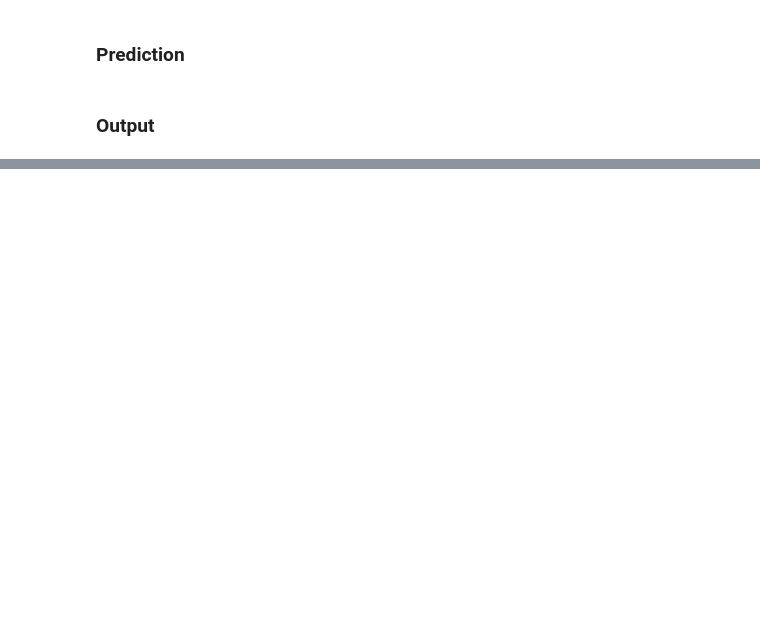
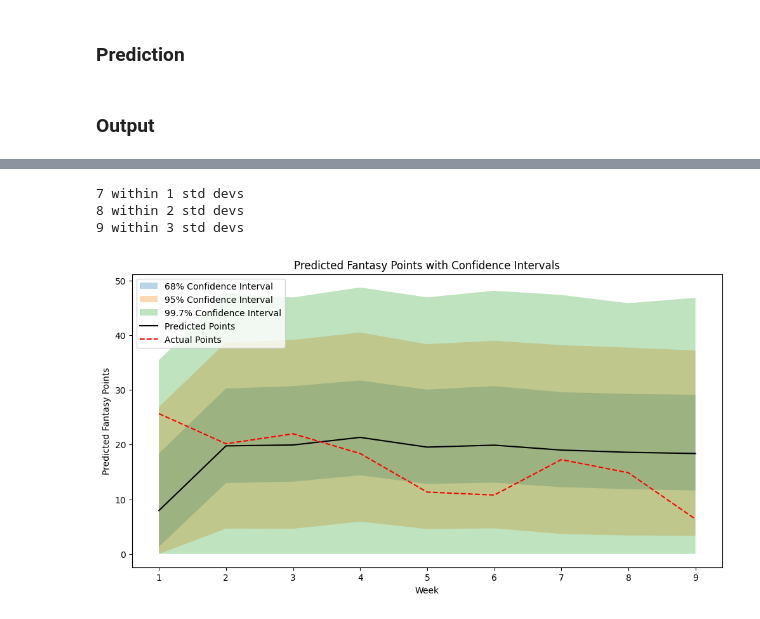
Before and after one commit to JoshCap20/fantasy-football-points-ml, a Jupyter notebook: analysis/model.ipynb, the cells around one changed output, grey strips where cells are left out. Cells and saved outputs as stored; diff of their text form; code cells hidden in the pictures; blank space fills up the shorter version.

```diff
--- a/analysis/model.ipynb
+++ b/analysis/model.ipynb
@@ -369,3 +349,78 @@ df["std_devs"].hist()
+# %%
+# now calculate how many predictions are within 1 std dev, 2 std dev, etc
+for i in range(1, 4):
+    num_within = df.loc[df["std_devs"].abs() <= i].shape[0]
+    print(f"{num_within} within {i} std devs")
+# %% [output]
+7 within 1 std devs
+8 within 2 std devs
+9 within 3 std devs
+# %%
+# Monte Carlo Simulation
+num_simulations = 10000
+simulated_outcomes = []
+
+for _ in range(num_simulations):
+    noise = np.random.normal(mean_diff, std_diff, size=prediction.shape)
+    simulated_outcome = prediction + noise
+    simulated_outcomes.append(simulated_outcome)
+
+simulated_outcomes = np.array(simulated_outcomes)
+
+confidence_levels = [68, 95, 99.7]
+intervals = {}
+
+for level in confidence_levels:
+    lower_percentile = (100 - level) / 2
+    upper_percentile = 100 - lower_percentile
+    lower_bound = np.percentile(simulated_outcomes, lower_percentile, axis=0)
+    upper_bound = np.percentile(simulated_outcomes, upper_percentile, axis=0)
+    intervals[level] = (lower_bound, upper_bound)
+
+# Adding the confidence intervals to the DataFrame
+df["predicted_fantasy_points"] = prediction
+for level in confidence_levels:
+    df[f"predicted_fantasy_points_lower_{level}"] = np.maximum(intervals[level][0], 0)
+    df[f"predicted_fantasy_points_upper_{level}"] = np.maximum(intervals[level][1], 0)
+
+# Set the index to start from 1 and label it as 'Week'
+df.index = range(1, len(df) + 1)
+df.index.name = "Week"
+
+plt.figure(figsize=(12, 6))
+for level in confidence_levels:
+    plt.fill_between(
+        df.index,
+        df[f"predicted_fantasy_points_lower_{level}"],
+        df[f"predicted_fantasy_points_upper_{level}"],
+        alpha=0.3,
+        label=f"{level}% Confidence Interval",
+    )
+
+# Plot predicted fantasy points
+plt.plot(
+    df.index,
+    df["predicted_fantasy_points"],
+    label="Predicted Points",
+    color="black",
+)
+
+# Plot actual fantasy points
+plt.plot(
+    df.index,
+    df["fantasy_points_ppr"],
+    label="Actual Points",
+    color="red",
+    linestyle="--",
+)
+
+plt.xlabel("Week")
+plt.ylabel("Predicted Fantasy Points")
+plt.title("Predicted Fantasy Points with Confidence Intervals")
+plt.legend()
+plt.show()
+# %% [output]
+[figure, added]
 # %%
 df["difference"].abs().sum()
 # %% [output]
```
Also changed, not shown: parts of 19 cells of this notebook.
